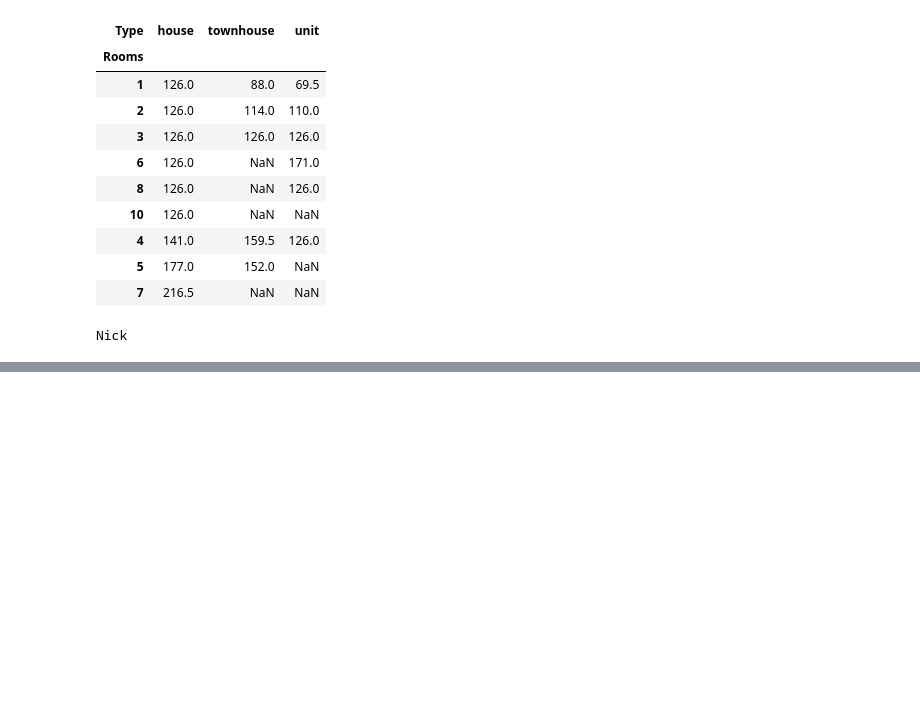
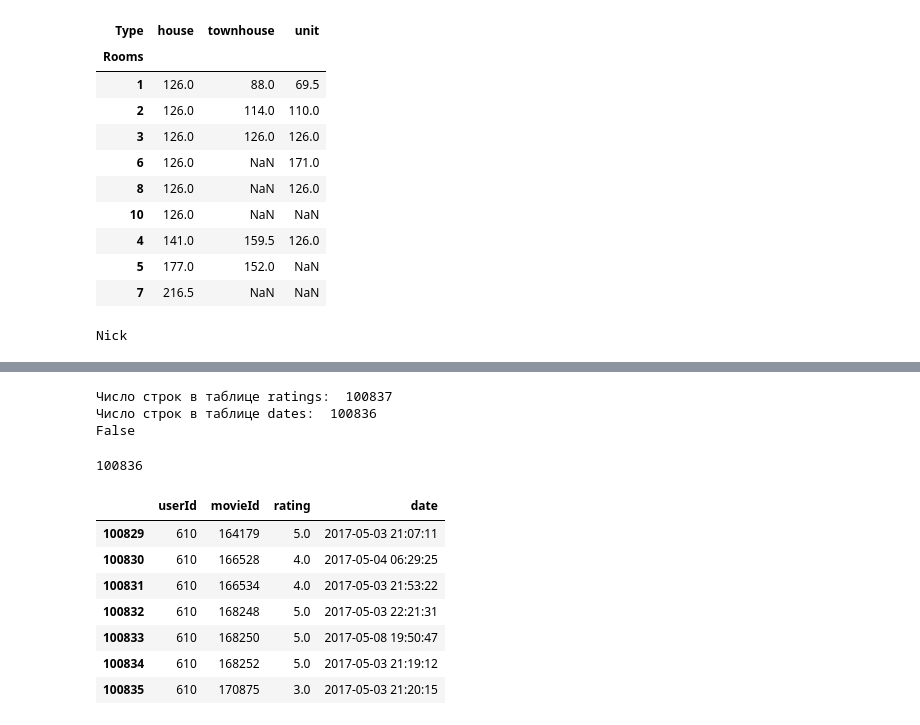
Before and after one commit to g1dcs/sf_hw_g1dcs, a Jupyter notebook: skillfactory/PY_12 Продвинутый Pandas/продвинутые методы panda.ipynb, the cells around one changed output, grey strips where cells are left out. Drawn from its saved outputs; the diff is of its cells as text; code cells hidden in the pictures; blank space fills up the shorter version.

```diff
--- a/skillfactory/PY_12 Продвинутый Pandas/продвинутые методы panda.ipynb
+++ b/skillfactory/PY_12 Продвинутый Pandas/продвинутые методы panda.ipynb
@@ -597,0 +625,2 @@ Nick
+# %%
+date_df['date'] = pd.to_datetime(date_df['date'])
@@ -597,0 +669,28 @@ Nick
+# %%
+print('Число строк в таблице ratings: ', raiting.shape[0])
+print('Число строк в таблице dates: ', date_df.shape[0])
+print(raiting.shape[0] == date_df.shape[0])
+# %% [output]
+Число строк в таблице ratings:  100837
+Число строк в таблице dates:  100836
+False
+# %%
+# Чтобы убрать дубликаты строк исп следуюшую функцию
+raiting = raiting.drop_duplicates(ignore_index=True)
+print(raiting.shape[0])
+# %% [output]
+100836
+# %%
+ratings_dates = pd.concat(
+    [raiting, date_df],
+    axis=1)
+display(ratings_dates.tail(7))
+# %% [output]
+|  | userId | movieId | rating | date |
+| 100829 | 610 | 164179 | 5.0 | 2017-05-03 21:07:11 |
+| 100830 | 610 | 166528 | 4.0 | 2017-05-04 06:29:25 |
+| 100831 | 610 | 166534 | 4.0 | 2017-05-03 21:53:22 |
+| 100832 | 610 | 168248 | 5.0 | 2017-05-03 22:21:31 |
+| 100833 | 610 | 168250 | 5.0 | 2017-05-08 19:50:47 |
+| 100834 | 610 | 168252 | 5.0 | 2017-05-03 21:19:12 |
+| 100835 | 610 | 170875 | 3.0 | 2017-05-03 21:20:15 |
```
Also changed, not shown: parts of 7 cells of this notebook, 4 other files.
